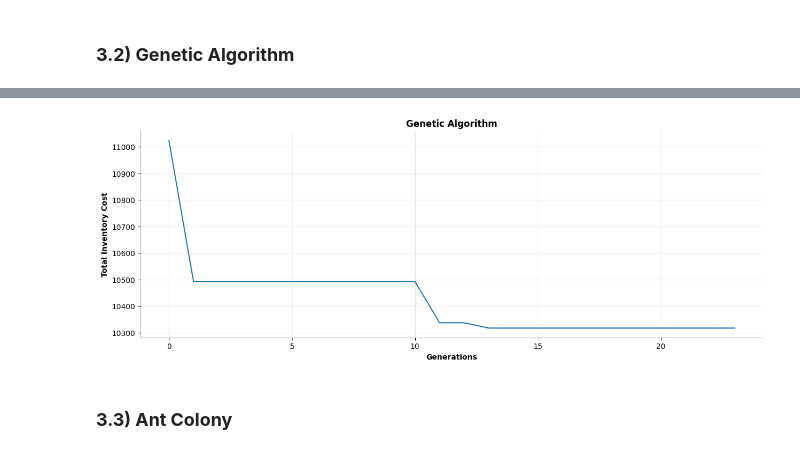
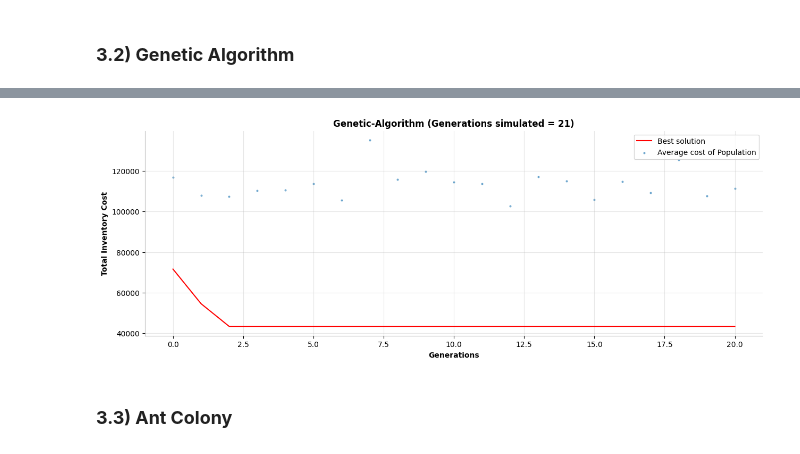
Before and after one commit to yu9800/SELSP_simOpt, a Jupyter notebook: inventory_opt.ipynb, the cells around one changed output, grey strips where cells are left out. Saved outputs shown, nothing was run; the diff lists cells and outputs as text; code cells hidden in the pictures.

```diff
--- a/inventory_opt.ipynb
+++ b/inventory_opt.ipynb
@@ -775,7 +756,7 @@ plt.show()
 def init_pop(flags):
     population = []
 
-    for k in range(flags['N_pop']):
+    for k in range(flags['N_pop_GA']):
         Smax = [np.round(flags['S_lb'] + np.random.uniform(0.0, 1.0)*( flags['S_ub'] -  flags['S_lb']),2) for i in range(flags['N'])]
         Smin = [np.random.uniform(0, Smax[i]) for i in range(flags['N'])]
         ## Add chromosome to population
@@ -848,7 +829,7 @@ def genetic_algorithm(flags, config):
     beta = flags['Blending_rate']
     tau = flags['mutation_rate']
     N_pop = flags['N_pop_GA']
-    N_keep = int(np.round(flags['N_pop']*flags['Survivor_rate'],0))
+    N_keep = int(np.round(N_pop*flags['Survivor_rate'],0))
     N_offspring = N_pop - N_keep
     N_crossover_points = int(flags['N']*flags['Crossover_rate'])
     N_generations = flags['N_generations']
@@ -856,7 +837,7 @@ def genetic_algorithm(flags, config):
     population = init_pop(flags)
     new_gen = population.copy()
 
-    print(N_pop, N_keep, N_offspring)
+    # print(N_pop, N_keep, N_offspring)
 
     ## Store evolution
     l_best = []
@@ -864,8 +845,9 @@ def genetic_algorithm(flags, config):
     overall_best_cost = np.inf
     overall_best_sl = 0
     count_same_best = 0
+    l_mean_pop = []
 
-
+    start_time = time.time()  # Get the current time
 
     with tqdm(total=N_generations, ncols=70) as pbar:
         ## Main Loop
@@ -874,6 +856,9 @@ def genetic_algorithm(flags, config):
             population = new_gen.copy()
 
             cost_population, sl_population = population_cost(population)
+            avg_pop = np.mean(cost_population)
+            l_mean_pop.append(avg_pop)
+
             parents, cost_parents, sl_parents = selection(cost_population,sl_population, population, N_keep)
             l_offspring = crossover(beta, parents,flags, N_crossover_points, N_offspring)
             l_offspring = mutation(l_offspring, tau, flags)
@@ -895,14 +880,28 @@ def genetic_algorithm(flags, config):
 
             ## Check if conditions satisfied
             if np.max(np.abs(np.array(cost_population) - cost_population[0])) <= flags['tol_GA'] or count_same_best >= flags['max_same_best_GA']:
+                # print(cost_population)
+                # print(np.max(np.abs(np.array(cost_population) - cost_population[0])))
+                # print('Stopped by max tolerance')
                 break
 
             pbar.update(1)
+
+            elapsed_time = time.time() - start_time
+            if elapsed_time >= flags['max_time']:
+                print('Stopped by max time')
+                break
 
 
     best_point = {'Smax': set_config(config, overall_best, 'best')['Smax'], 'Smin': set_config(config, overall_best, 'best')['Smin']}
     best_cost = overall_best_cost
     best_sl = overall_best_sl*100
 
-    return best_point, best_cost, best_sl, l_best
+    results = {'best_point': best_point,
+               'best_cost': best_cost,
+               'best_sl': best_sl,
+               'l_best': l_best,
+               'l_all': l_mean_pop}
+
+    return results
 # %%
@@ -918,30 +917,10 @@ Best SL :  1.0
-# %%
-# Create a figure and axis object
-fig, ax = plt.subplots(figsize = (15,5))
-
-# Plot the values as a line graph
-ax.plot(l_best)
-
-# Set the x and y axis labels
-ax.set_xlabel('Generations', weight = 'bold')
-ax.set_ylabel('Total Inventory Cost', weight = 'bold')
-
-# Set the title of the graph
-ax.set_title('Genetic Algorithm', weight = 'bold')
-plt.grid(axis='both', alpha=.3)
-
-# Remove borders
-plt.gca().spines["top"].set_alpha(0.0)
-plt.gca().spines["bottom"].set_alpha(0.3)
-plt.gca().spines["right"].set_alpha(0.0)
-plt.gca().spines["left"].set_alpha(0.3)
-
-
-
-# Show the graph
-plt.show()
-# %% [output]
-[figure, removed]
+# %%
+x_label = 'Generations'
+title = 'Genetic-Algorithm'
+support_line = 'Average cost of Population'
+plot_evolution_best(x_label, title, results_ga, support_line)
+# %% [output]
+[figure, added]
 # %% [markdown]
 ### **3.3) Ant Colony**
 # %%
```
Also changed, not shown: parts of 14 cells of this notebook.
